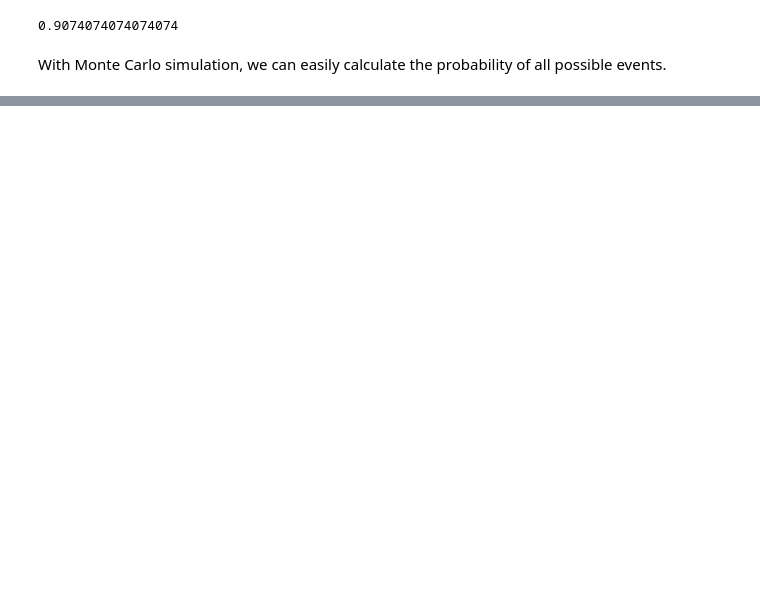
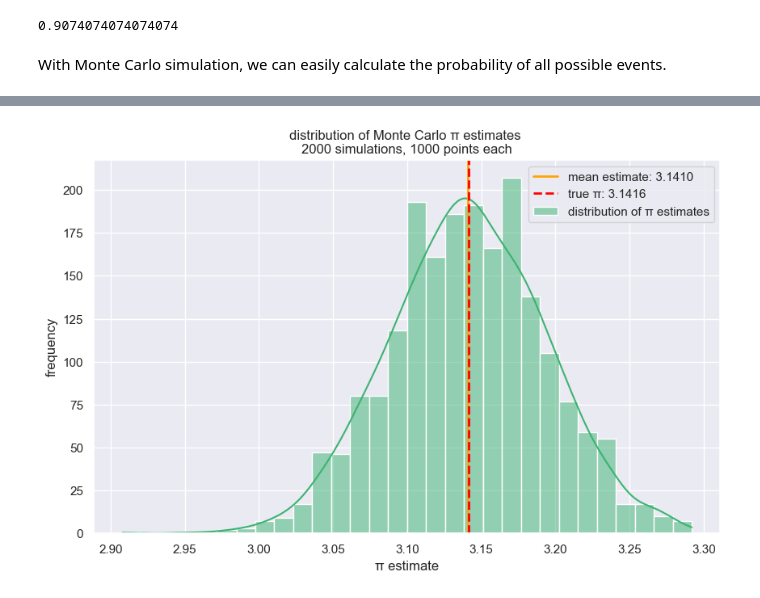
Before and after one commit to 404brtk/notebooks, a Jupyter notebook: monte-carlo.ipynb, the cells around one changed output, grey strips where cells are left out. Saved outputs shown, nothing was run; the diff lists cells and outputs as text; code cells hidden in the pictures; blank space fills up the shorter version.

```diff
--- a/monte-carlo.ipynb
+++ b/monte-carlo.ipynb
@@ -240,0 +316,21 @@ Five Of Kind: 0.000910 (0.0910%)
+# %%
+n_simulations_dist = 2000
+points_per_sim_dist = 1000 # number of points for each pi estimation in the distribution
+
+pi_estimates = []
+for _ in range(n_simulations_dist):
+    pi_est, _, _, _ = estimate_pi_full_circle(points_per_sim_dist)
+    pi_estimates.append(pi_est)
+
+plt.figure(figsize=(10, 6))
+sns.histplot(pi_estimates, kde=True, bins=30, color='mediumseagreen', label='distribution of π estimates')
+plt.axvline(np.mean(pi_estimates), color='orange', linestyle='-', linewidth=2, label=f'mean estimate: {np.mean(pi_estimates):.4f}')
+plt.axvline(np.pi, color='red', linestyle='--', linewidth=2, label=f'true π: {np.pi:.4f}')
+plt.xlabel('π estimate')
+plt.ylabel('frequency')
+plt.title(f'distribution of Monte Carlo π estimates \n{n_simulations_dist} simulations, {points_per_sim_dist} points each')
+plt.legend()
+plt.grid(True)
+plt.show()
+# %% [output]
+[figure, added]
```
Also changed, not shown: parts of 9 cells of this notebook, 1 other file.
